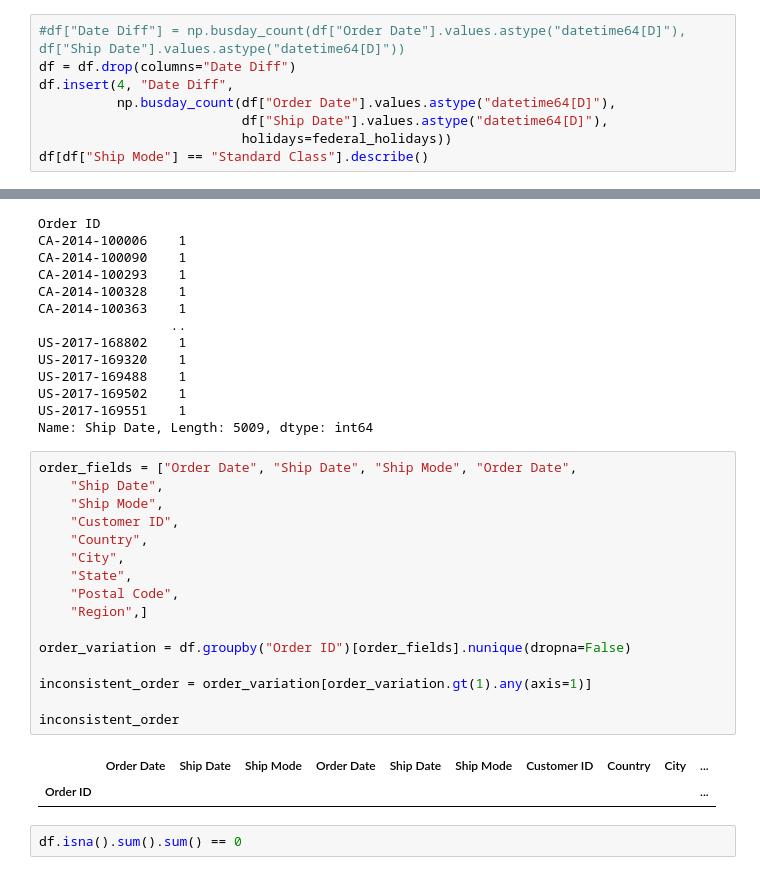
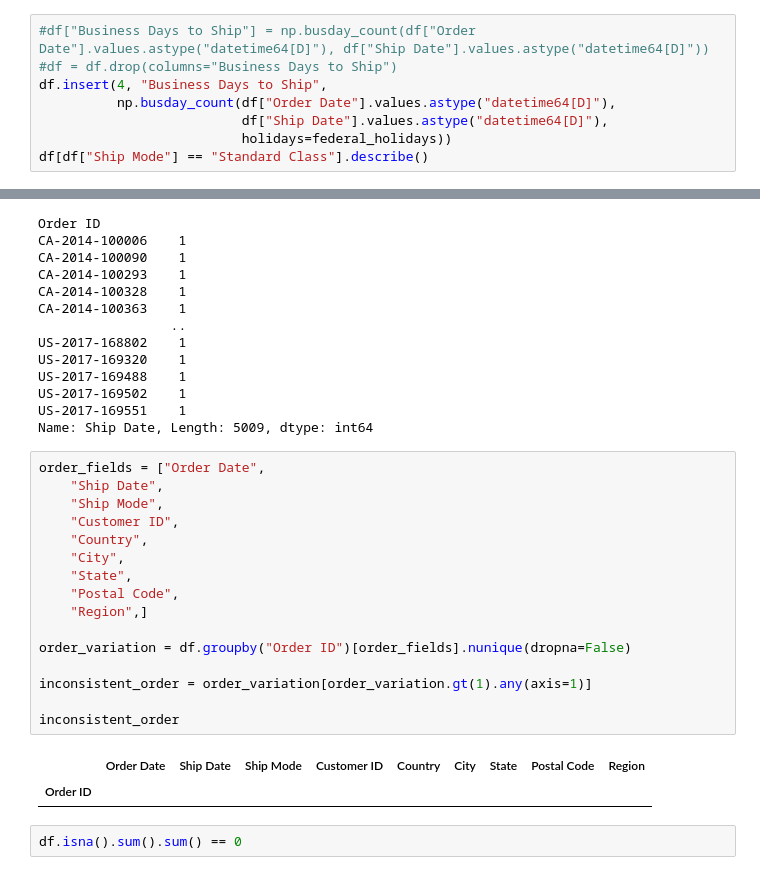
Before and after one commit to leomisc/portfolio-public, a Jupyter notebook: inspection.ipynb, the cells around one changed output, grey strips where cells are left out. Cells and saved outputs as stored; diff of their text form.

```diff
--- a/inspection.ipynb
+++ b/inspection.ipynb
@@ -111,9 +111,9 @@ df[df["Ship Mode"] == "Same Day"].describe()
 | max | 9964.000000 | 2017-12-27 00:00:00 | 2017-12-27 00:00:00 | 7999.980000 | 14.000000 | 0.800000 | 2229.024000 |
 | std | 2696.357615 | NaN | NaN | 555.258791 | 2.129233 | 0.198365 | 226.689497 |
 # %%
-#df["Date Diff"] = np.busday_count(df["Order Date"].values.astype("datetime64[D]"), df["Ship Date"].values.astype("datetime64[D]"))
-df = df.drop(columns="Date Diff")
-df.insert(4, "Date Diff",
+#df["Business Days to Ship"] = np.busday_count(df["Order Date"].values.astype("datetime64[D]"), df["Ship Date"].values.astype("datetime64[D]"))
+#df = df.drop(columns="Business Days to Ship")
+df.insert(4, "Business Days to Ship",
           np.busday_count(df["Order Date"].values.astype("datetime64[D]"),
                           df["Ship Date"].values.astype("datetime64[D]"),
                           holidays=federal_holidays))
@@ -223,24 +196,24 @@ US-2017-169502    1
 US-2017-169551    1
 Name: Ship Date, Length: 5009, dtype: int64
 # %%
-order_fields = ["Order Date", "Ship Date", "Ship Mode", "Order Date",
+order_fields = ["Order Date",
     "Ship Date",
     "Ship Mode",
     "Customer ID",
     "Country",
     "City",
     "State",
     "Postal Code",
     "Region",]
 
 order_variation = df.groupby("Order ID")[order_fields].nunique(dropna=False)
 
 inconsistent_order = order_variation[order_variation.gt(1).any(axis=1)]
 
 inconsistent_order
 # %% [output]
-|  | Order Date | Ship Date | Ship Mode | Order Date | Ship Date | Ship Mode | Customer ID | Country | City | ... |
-| Order ID |  |  |  |  |  |  |  |  |  | ... |
+|  | Order Date | Ship Date | Ship Mode | Customer ID | Country | City | State | Postal Code | Region |
+| Order ID |  |  |  |  |  |  |  |  |  |
 # %%
 df.isna().sum().sum() == 0
 # %% [output]
```
Also changed, not shown: parts of 6 cells of this notebook.
